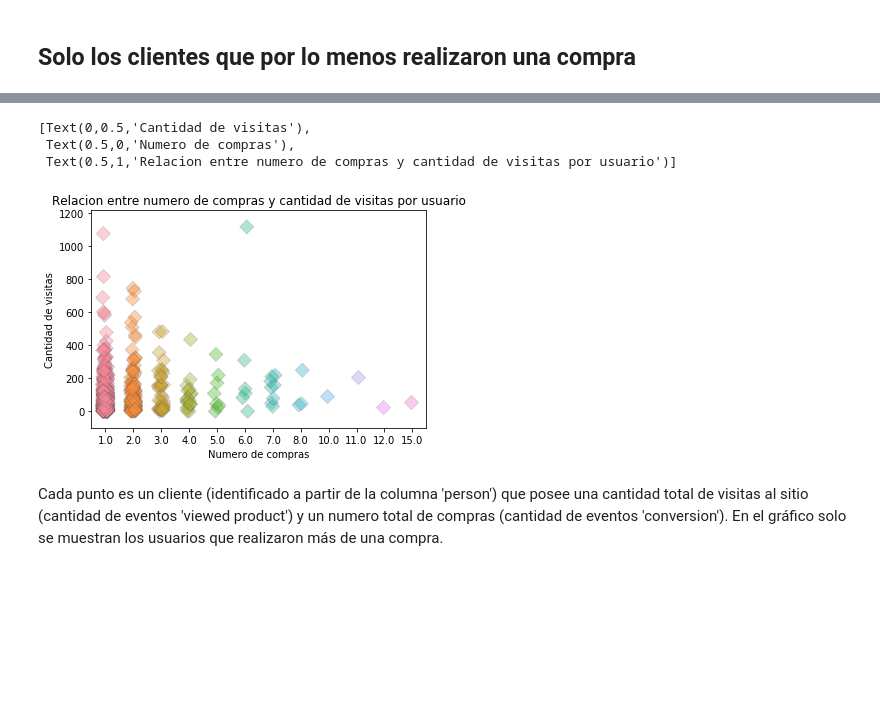
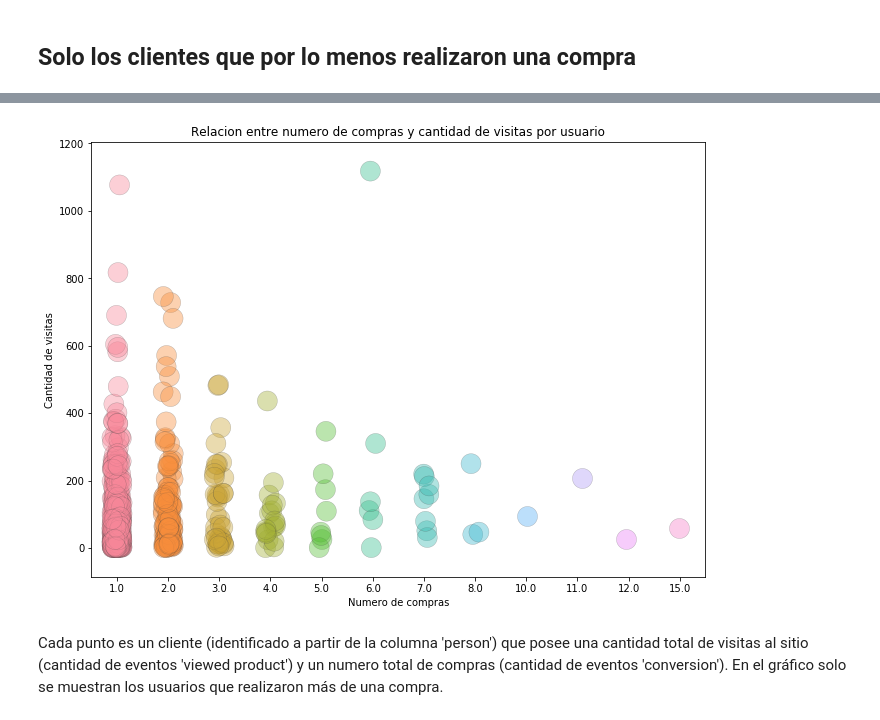
Before and after one commit to sebalogue/tp1-datos, a Jupyter notebook: src/seba/analisis-intro.ipynb, the cells around one changed output, grey strips where cells are left out. Drawn from its saved outputs; the diff is of its cells as text; code cells hidden in the pictures; blank space fills up the shorter version.

```diff
--- a/src/seba/analisis-intro.ipynb
+++ b/src/seba/analisis-intro.ipynb
@@ -145,7 +227,6 @@ person_event = person_event.loc[(person_event['event'] == 'conversion') | (perso
 
 person_conv = person_event.groupby(['person', 'event']).agg({'cant': 'sum'}).unstack()
 person_conv = person_conv.loc[(person_conv['cant']['conversion'].notnull()) & (person_conv['cant']['conversion'] != 0)]
-# %%
-#mejor reindexar?...
-person_conv['conversion'] = person_conv['cant']['conversion']
-person_conv['viewed product'] = person_conv['cant']['viewed product']
+# %%
+# Cambio nombre columnas
+person_conv.columns = ['conversion', 'viewed product']
@@ -152,13 +243,14 @@ person_conv['viewed product'] = person_conv['cant']['viewed product']
 # %%
-ax = sns.stripplot(x="conversion", y="viewed product", data=person_conv,\
-                   jitter=True, linewidth=0.4, alpha=.4, marker="D", size=10)
-ax.set(xlabel='Numero de compras', ylabel='Cantidad de visitas', \
-       title='Relacion entre numero de compras y cantidad de visitas por usuario')
+fig, ax = plt.subplots()
+fig.set_size_inches(11, 8)
+
+dx = sns.stripplot(x="conversion", y="viewed product", data=person_conv,\
+                   jitter=True, linewidth=0.4, alpha=.4, marker=".", size=40, ax=ax)
+
+dx.set(xlabel='Numero de compras', ylabel='Cantidad de visitas', \
+       title='Relacion entre numero de compras y cantidad de visitas por usuario');
 # %% [output]
-[Text(0,0.5,'Cantidad de visitas'),
- Text(0.5,0,'Numero de compras'),
- Text(0.5,1,'Relacion entre numero de compras y cantidad de visitas por usuario')]
-[figure, old version]
+[figure, new version]
 # %% [markdown]
 Cada punto es un cliente (identificado a partir de la columna 'person') que posee una cantidad total de visitas al sitio (cantidad de eventos 'viewed product') y un numero total de compras (cantidad de eventos 'conversion'). En el gráfico solo se muestran los usuarios que realizaron más de una compra.
 # %%
```
Also changed, not shown: parts of 16 cells of this notebook.
